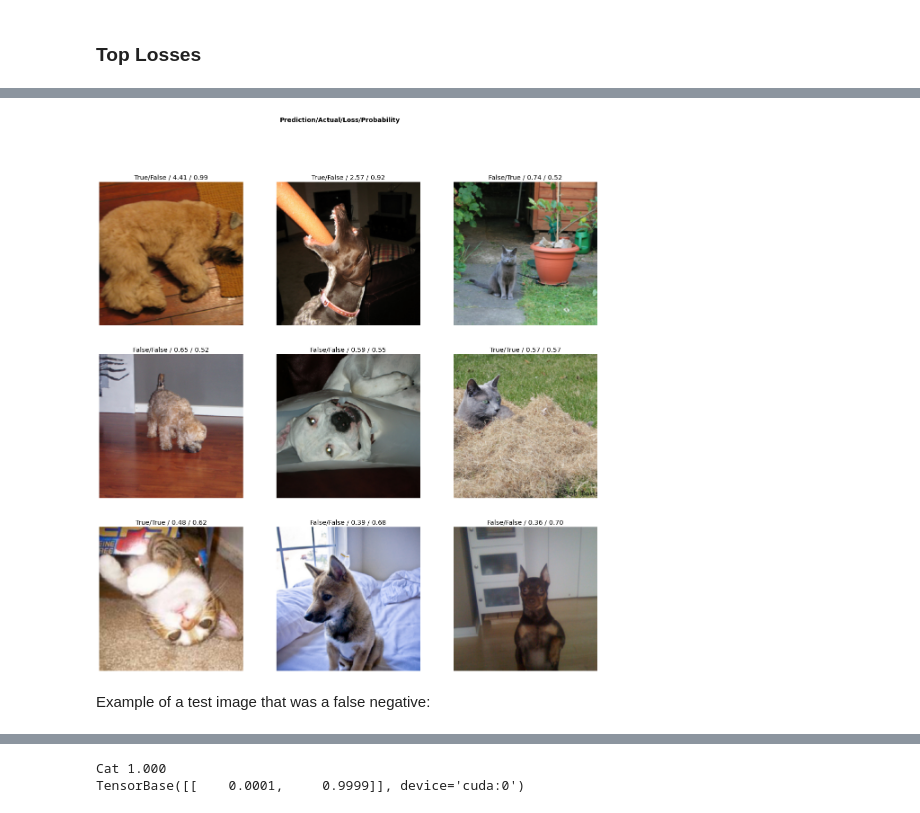
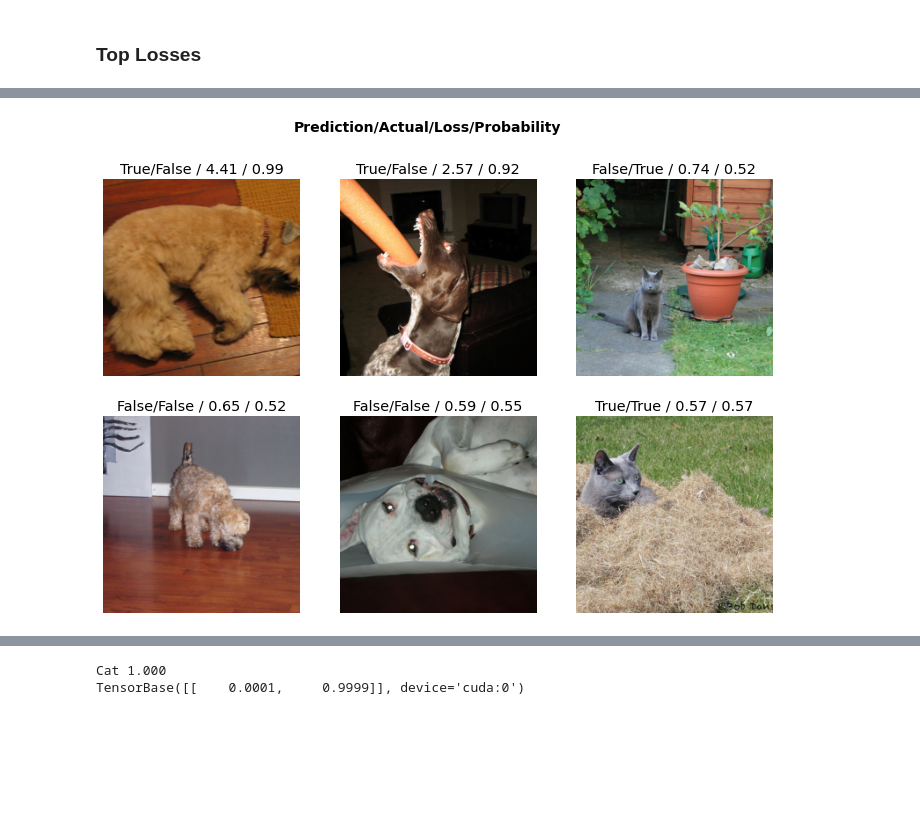
Before and after one commit to lukexyz/crystal-ball, a Jupyter notebook: nbs/02_controller.ipynb, the cells around one changed output, grey strips where cells are left out. Cells and saved outputs as stored; diff of their text form; code cells hidden in the pictures; blank space fills up the shorter version.

```diff
--- a/nbs/02_controller.ipynb
+++ b/nbs/02_controller.ipynb
@@ -50,9 +51,7 @@ interp.plot_confusion_matrix(figsize=(3,3), dpi=60)
 ### Top Losses
 # %%
 # label function: is_cat?
-interp.plot_top_losses(9, nrows=3, figsize=(20,20))
+interp.plot_top_losses(6, nrows=2, figsize=(12,8))
 # %% [output]
 [interactive output not drawn]
-[figure, old version]
+[figure, new version]
-# %% [markdown]
-Example of a test image that was a false negative:
```
Also changed, not shown: parts of 16 cells of this notebook.
